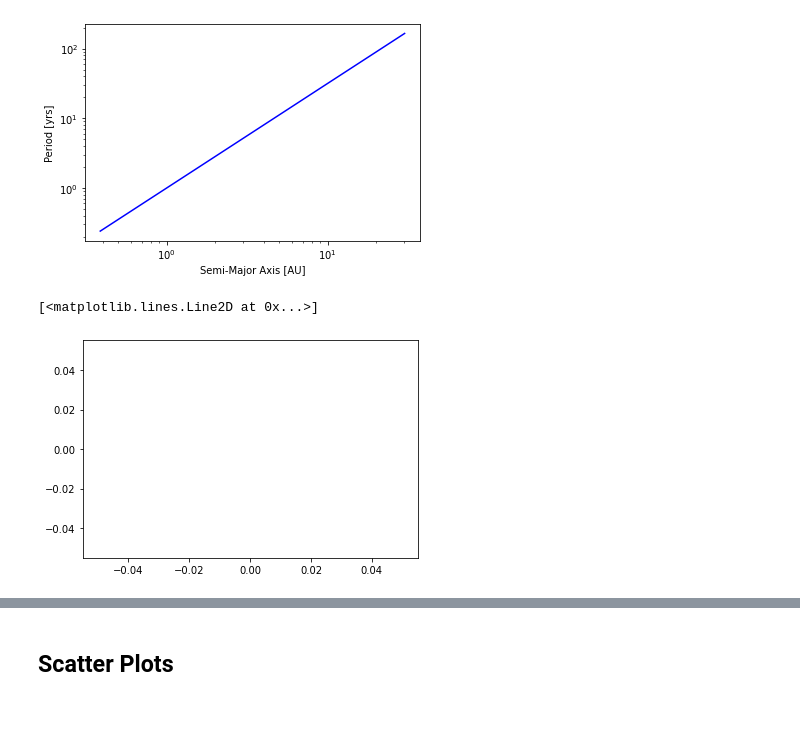
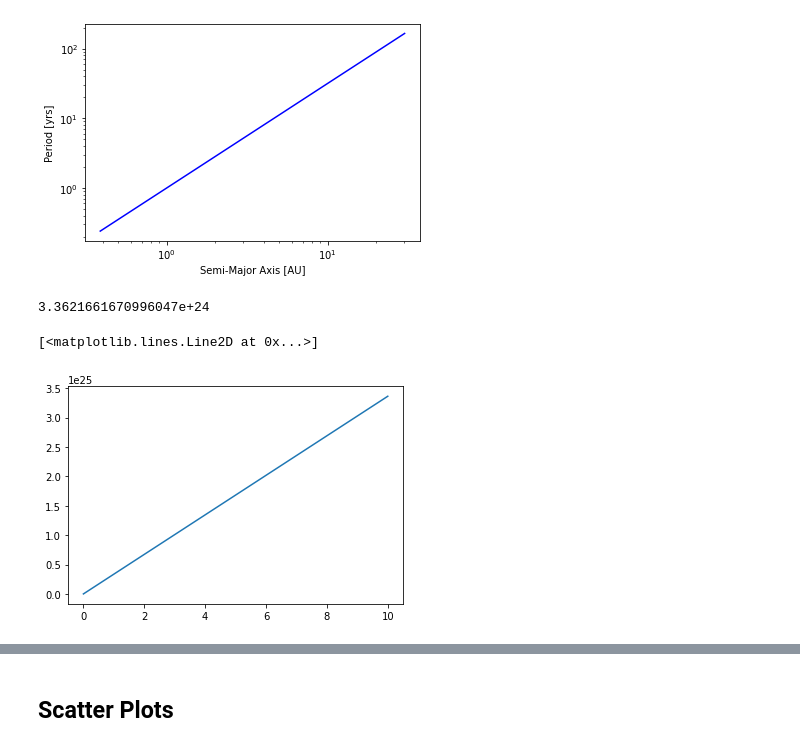
Before and after one commit to simonlowry1/Astro3190_Lowry, a Jupyter notebook: lessons/06-plotting_Lowry.ipynb, the cells around one changed output, grey strips where cells are left out. Drawn from its saved outputs; the diff is of its cells as text; code cells hidden in the pictures; blank space fills up the shorter version.

```diff
--- a/lessons/06-plotting_Lowry.ipynb
+++ b/lessons/06-plotting_Lowry.ipynb
@@ -178,19 +178,24 @@ plt.ylabel('Period [yrs]')
 Text(0, 0.5, 'Period [yrs]')
 [figure]
 # %%
+#For my interest, I figured that the graph below should look identical to the graph above, because the ratio of the above graph is equal to the
+#proportionality constant that I find in the cell below.
+
 # Set some constants
 G    = 6.67e-8
 Msun = 1.99e+33
 
-proportionality = G * Msun / (4 * (np.pi)**2)
+proportionality =  (G * Msun) / (4 * (np.pi)**2)
+print(proportionality)
 
-x_kepler = np.arange(0,10,100)
+x_kepler = np.linspace(0,10,100)
 y_kepler = x_kepler * proportionality
 
-plt.plot(x_kepler,y_kepler)
+plt.plot(x_kepler,y_kepler,'-')
 # %% [output]
-[<matplotlib.lines.Line2D at 0x...>]
+3.3621661670996047e+24
+[<matplotlib.lines.Line2D at 0x...>]
-[figure, old version]
+[figure, new version]
 # %%
 # now plot a function over the data
 # as you work more in python you will learn how to actually fit models to your data
```
Also changed, not shown: parts of 12 cells of this notebook, 3 other files.
